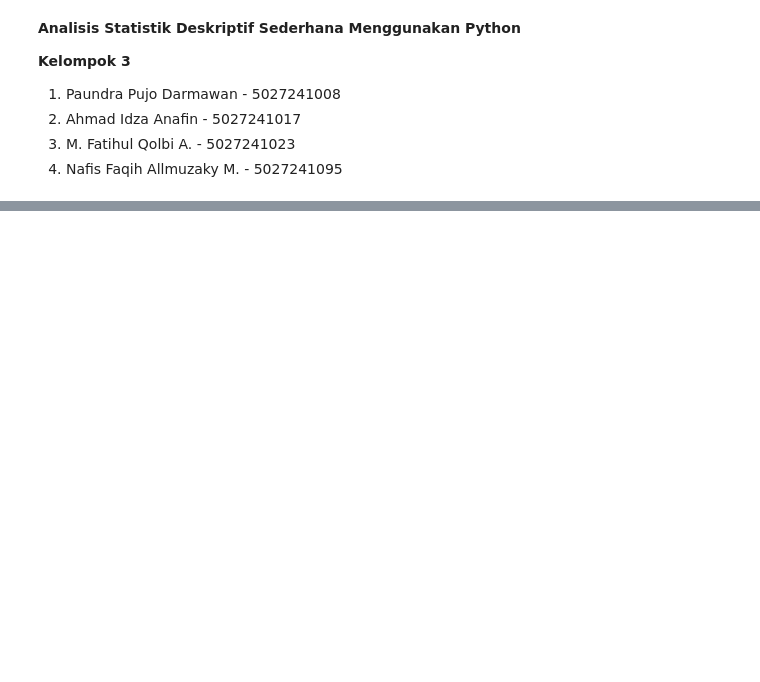
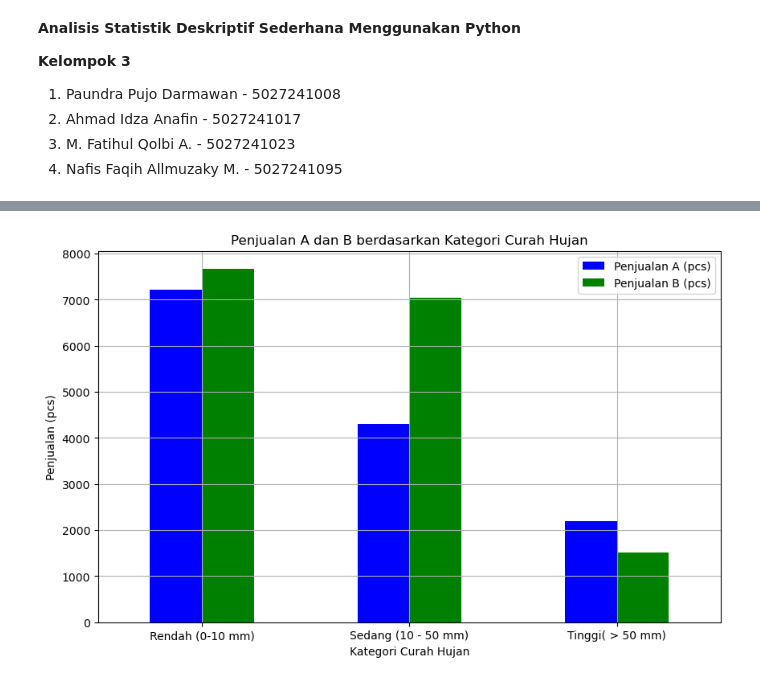
Before and after one commit to paundraP/Statistika-dan-Probabilitas-2024, a Jupyter notebook: Assignment/Coding Task 1/Coding_Task_1.ipynb, the cells around one changed output, grey strips where cells are left out. Saved outputs shown, nothing was run; the diff lists cells and outputs as text; code cells hidden in the pictures; blank space fills up the shorter version.

```diff
--- a/Assignment/Coding Task 1/Coding_Task_1.ipynb
+++ b/Assignment/Coding Task 1/Coding_Task_1.ipynb
@@ -67,0 +110,18 @@ Rata - rata penjualan B pada bulan 5 = 283
+# %%
+bins = [0, 10, 50, df['Curah Hujan (mm)'].max()]
+labels = ['Rendah (0-10 mm)', 'Sedang (10 - 50 mm)', 'Tinggi( > 50 mm)']
+df['Kategori Hujan'] = pd.cut(df['Curah Hujan (mm)'], bins=bins, labels=labels)
+
+grouped = df.groupby('Kategori Hujan', observed=False).sum()
+
+
+grouped[['Penjualan A (pcs)', 'Penjualan B (pcs)']].plot(kind='bar', figsize=(10, 6), color=['blue', 'green'])
+
+plt.title('Penjualan A dan B berdasarkan Kategori Curah Hujan')
+plt.xlabel('Kategori Curah Hujan')
+plt.ylabel('Penjualan (pcs)')
+plt.xticks(rotation=0)
+plt.grid(True)
+plt.show()
+# %% [output]
+[figure, added]
```
Also changed, not shown: parts of 5 cells of this notebook.
